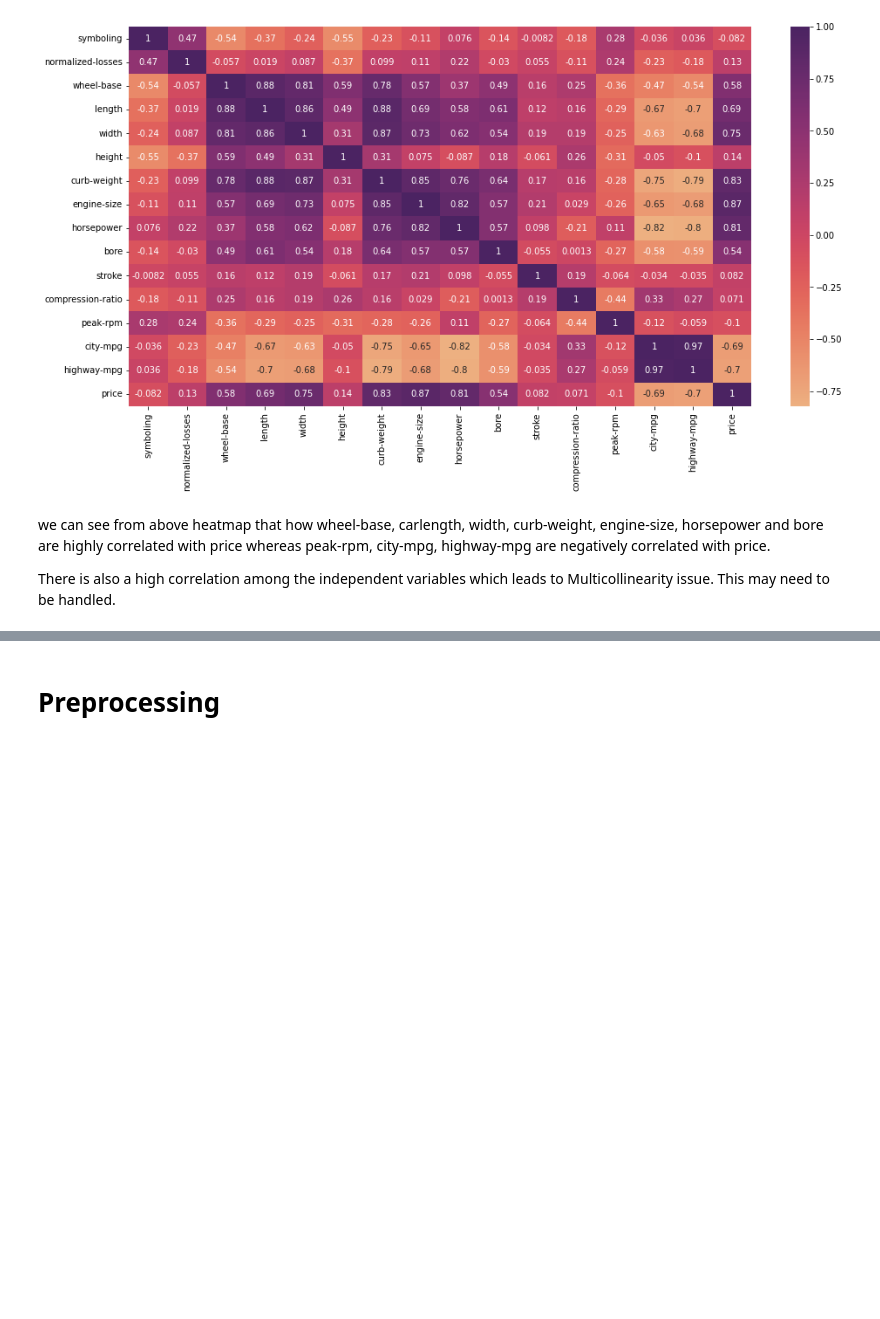
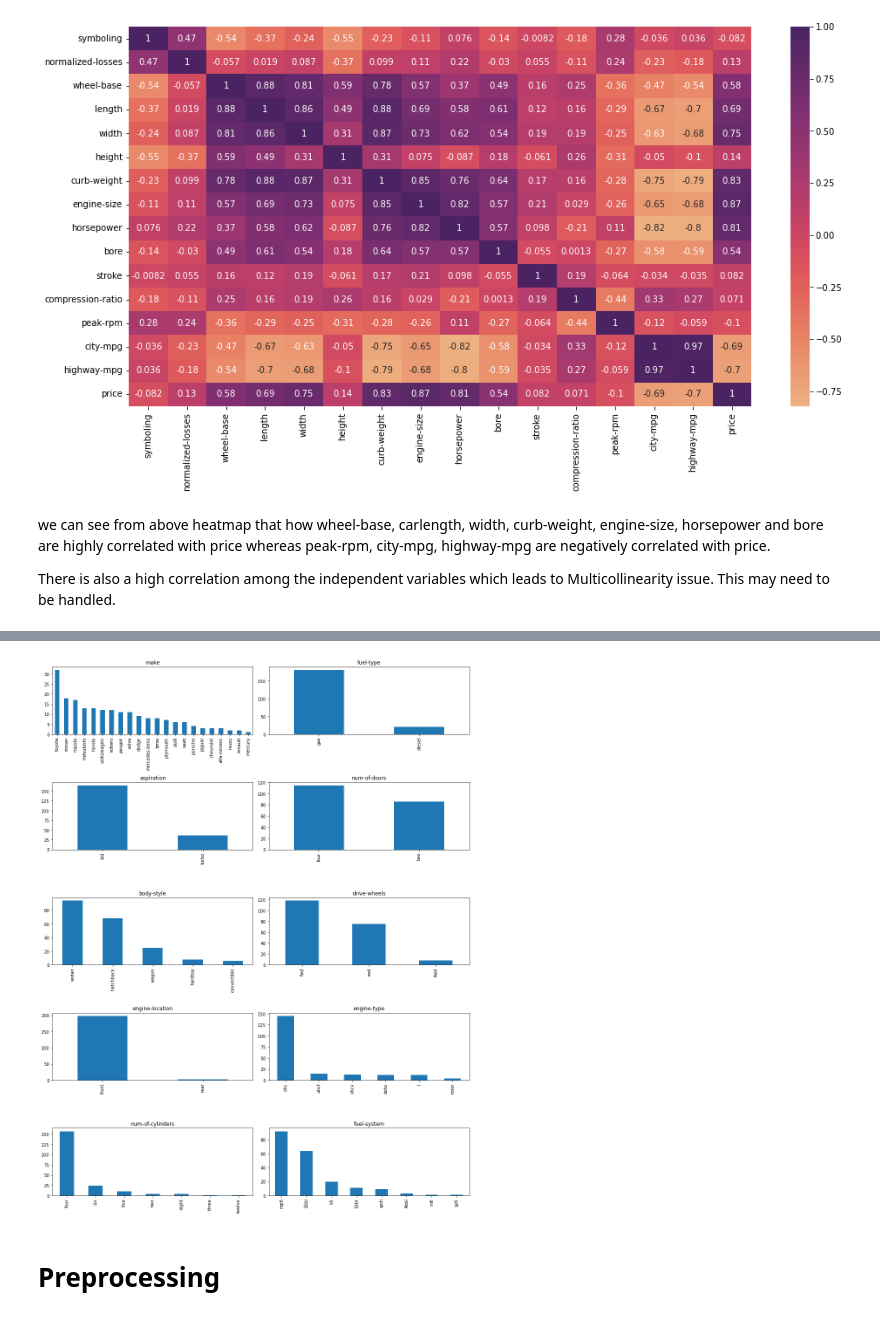
Before and after one commit to nafisa-samia/Automobile-Price-Prediction-using-Linear-Regression, a Jupyter notebook: Automobile_price_prediction_using_regression.ipynb, the cells around one changed output, grey strips where cells are left out. Cells and saved outputs as stored; diff of their text form; code cells hidden in the pictures; blank space fills up the shorter version.

```diff
--- a/Automobile_price_prediction_using_regression.ipynb
+++ b/Automobile_price_prediction_using_regression.ipynb
@@ -303,0 +283,3 @@ There is also a high correlation among the independent variables which leads to
+# %%
+df_obj = df.select_dtypes(include=['object']).copy()
+df_obj.head()
@@ -304,3 +293,14 @@ There is also a high correlation among the independent variables which leads to
+# %%
+category = ["make","fuel-type","aspiration","num-of-doors","body-style",
+         "drive-wheels","engine-location","engine-type","num-of-cylinders","fuel-system"]
+fig, axes = plt.subplots(nrows=5, ncols=2, figsize=(14, 18))
+axe = axes.ravel()
+for i, category in enumerate(df_obj[category]):
+    df_obj[category].value_counts().plot(kind="bar", ax=axe[i]).set_title(category)
+fig.show()
+fig.tight_layout()
+# %% [output]
+[figure, added]
 # %% [markdown]
 # Preprocessing
 # %% [markdown]
```
Also changed, not shown: parts of 76 cells of this notebook.
